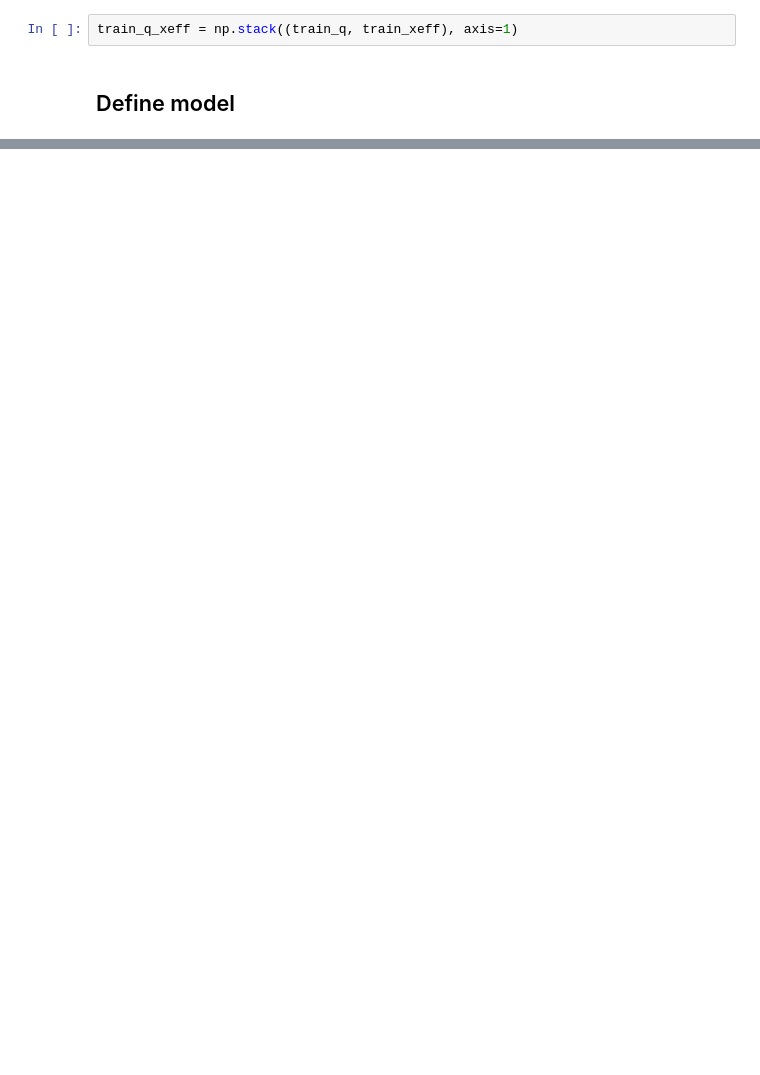
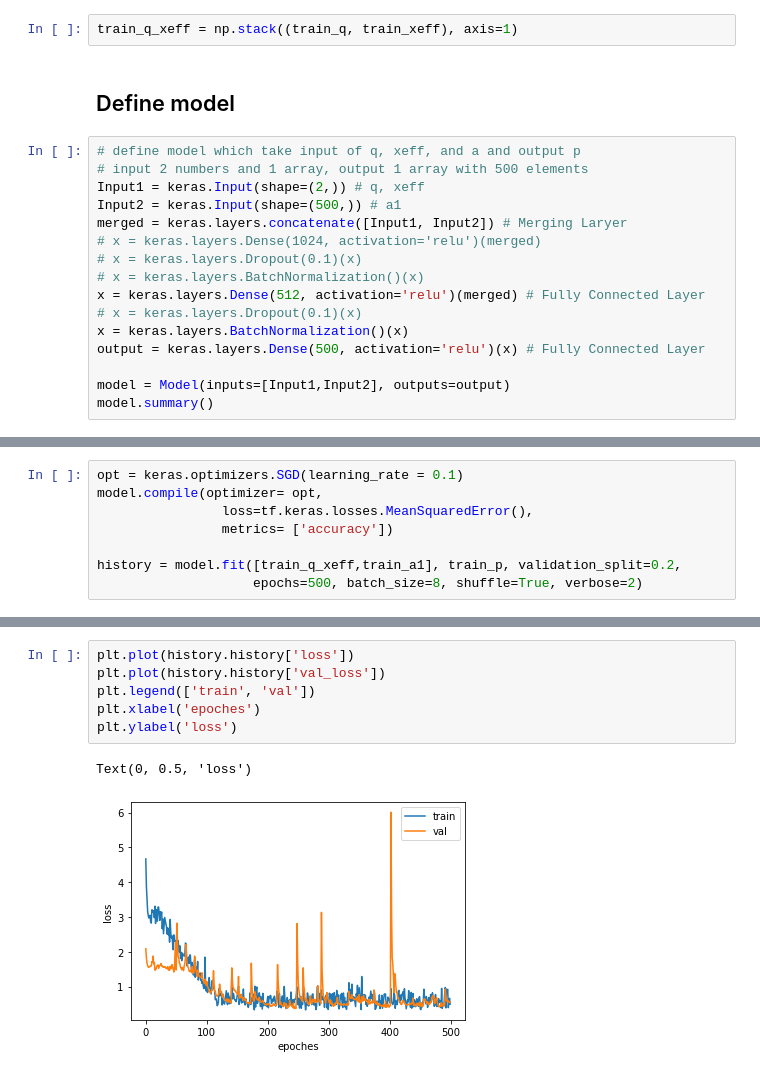
Before and after one commit to StevenZMonash/GW_prior, a Jupyter notebook: examples/training.ipynb, the cells around one changed output, grey strips where cells are left out. Saved outputs shown, nothing was run; the diff lists cells and outputs as text; blank space fills up the shorter version.

Commit message:
Best Accuracy 44 percent

```diff
--- a/examples/training.ipynb
+++ b/examples/training.ipynb
@@ -65,3 +67,19 @@ train_q, test_q, train_xeff, test_xeff, train_p, test_p, train_a1, test_a1 \
 train_q_xeff = np.stack((train_q, train_xeff), axis=1)
 # %% [markdown]
 ## Define model
+# %%
+# define model which take input of q, xeff, and a and output p
+# input 2 numbers and 1 array, output 1 array with 500 elements
+Input1 = keras.Input(shape=(2,)) # q, xeff
+Input2 = keras.Input(shape=(500,)) # a1
+merged = keras.layers.concatenate([Input1, Input2]) # Merging Laryer
+# x = keras.layers.Dense(1024, activation='relu')(merged)
+# x = keras.layers.Dropout(0.1)(x)
+# x = keras.layers.BatchNormalization()(x)
+x = keras.layers.Dense(512, activation='relu')(merged) # Fully Connected Layer
+# x = keras.layers.Dropout(0.1)(x)
+x = keras.layers.BatchNormalization()(x)
+output = keras.layers.Dense(500, activation='relu')(x) # Fully Connected Layer
+
+model = Model(inputs=[Input1,Input2], outputs=output)
+model.summary()
@@ -67,0 +104,8 @@ train_q_xeff = np.stack((train_q, train_xeff), axis=1)
+# %%
+opt = keras.optimizers.SGD(learning_rate = 0.1)
+model.compile(optimizer= opt,
+                loss=tf.keras.losses.MeanSquaredError(),
+                metrics= ['accuracy'])
+
+history = model.fit([train_q_xeff,train_a1], train_p, validation_split=0.2,
+                    epochs=500, batch_size=8, shuffle=True, verbose=2)
@@ -67,0 +130,9 @@ train_q_xeff = np.stack((train_q, train_xeff), axis=1)
+# %%
+plt.plot(history.history['loss'])
+plt.plot(history.history['val_loss'])
+plt.legend(['train', 'val'])
+plt.xlabel('epoches')
+plt.ylabel('loss')
+# %% [output]
+Text(0, 0.5, 'loss')
+[figure, added]
```
Also changed, not shown: parts of 28 cells of this notebook.
